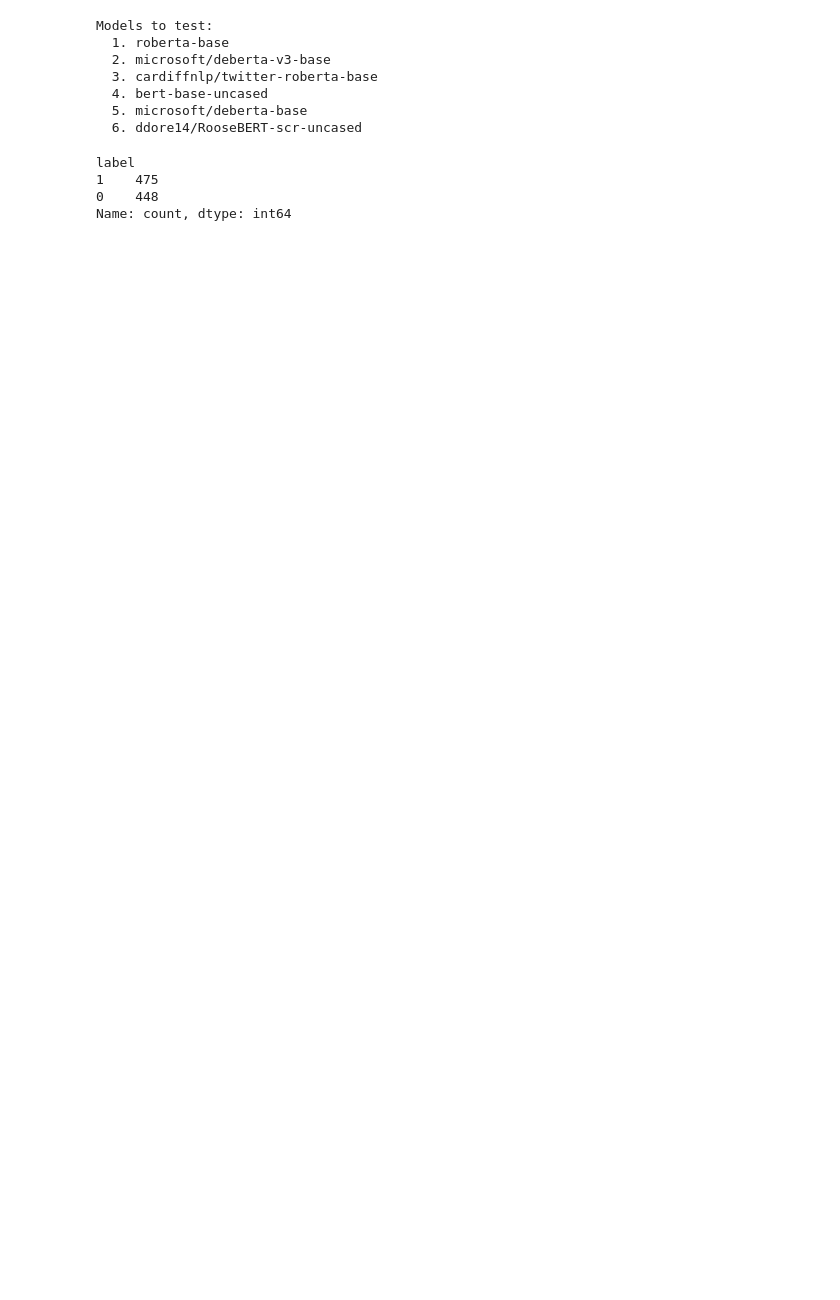
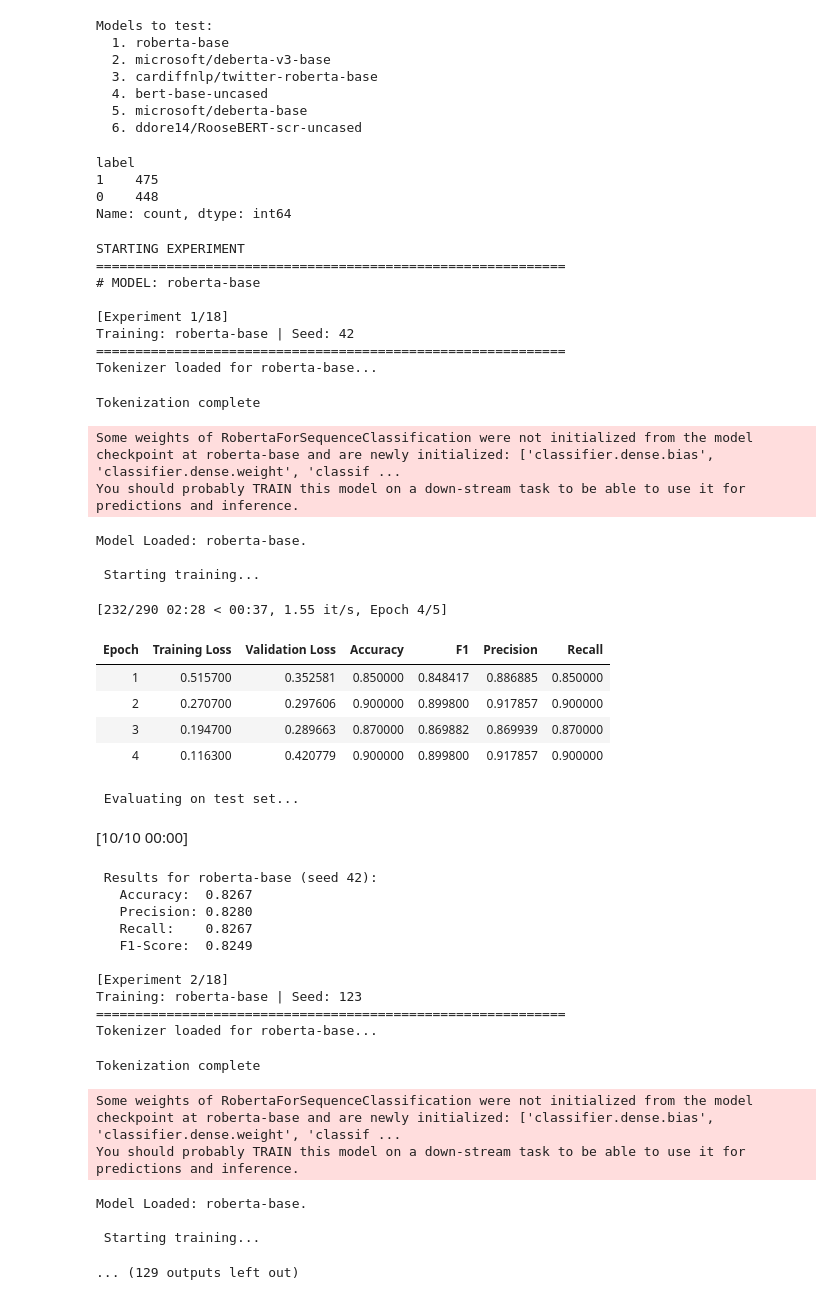
Before and after one commit to DBlassio/multimodal-argmining, a Jupyter notebook: experiments/text/Performance/Benchmark_Performance.ipynb, the cells around one changed output. Drawn from its saved outputs; the diff is of its cells as text; code cells hidden in the pictures; blank space fills up the shorter version.

Commit message:
Model Performance Benchmark

```diff
--- a/experiments/text/Performance/Benchmark_Performance.ipynb
+++ b/experiments/text/Performance/Benchmark_Performance.ipynb
@@ -130,7 +131,7 @@ def compute_metrics(pred):
     }
 # %%
 # Training Function
-def train_and_evaluate(model_name, seed, train_dataset, dev_dataset):
+def train_and_evaluate(model_name, seed, train_dataset, dev_dataset,test_dataset):
 
     # Set seed!
     np.random.seed(seed)
@@ -145,11 +146,12 @@ def train_and_evaluate(model_name, seed, train_dataset, dev_dataset):
     tokenizer = AutoTokenizer.from_pretrained(model_name)
     print(f"Tokenizer loaded for {model_name}...")
 
+    # Tokenize datasets with model tokenizer
+    train_dataset_tok = tokenize_dataset(train_dataset, tokenizer, 128)
+    dev_dataset_tok = tokenize_dataset(dev_dataset, tokenizer, 128)
+    test_dataset_tok = tokenize_dataset(test_dataset, tokenizer, 128)
+    print(f"Tokenization complete")
 
-    # Tokenize datasets with model-specific tokenizer
-    train_dataset = tokenize_dataset(train_dataset, tokenizer, 128)
-    dev_dataset = tokenize_dataset(dev_dataset, tokenizer, 128)
-    print(f"Tokenization complete.")
 
     # Load model
     model = AutoModelForSequenceClassification.from_pretrained(model_name, num_labels=2)
@@ -178,8 +180,8 @@ def train_and_evaluate(model_name, seed, train_dataset, dev_dataset):
     trainer = Trainer(
         model=model,
         args=training_args,
-        train_dataset=train_dataset,
-        eval_dataset=dev_dataset,
+        train_dataset=train_dataset_tok,
+        eval_dataset=dev_dataset_tok,
         processing_class=tokenizer,
         compute_metrics=compute_metrics,
         callbacks=[EarlyStoppingCallback(early_stopping_patience=2)],
@@ -189,9 +191,10 @@ def train_and_evaluate(model_name, seed, train_dataset, dev_dataset):
     print(f"\n Starting training...")
     trainer.train()
 
+
     # Evaluate
-    print(f"\n Evaluating on dev set...")
-    eval_results = trainer.evaluate()
+    print(f"\n Evaluating on test set...")
+    eval_results = trainer.evaluate(test_dataset_tok)
 
     # Extract metrics
     results = {
@@ -213,36 +216,80 @@ def train_and_evaluate(model_name, seed, train_dataset, dev_dataset):
     # Clean up to save memory
     del model
     del trainer
-    del train_dataset
-    del dev_dataset
+    del train_dataset_tok
+    del dev_dataset_tok
+    del test_dataset_tok
+
     torch.cuda.empty_cache() if torch.cuda.is_available() else None
 
     return results
 # %%
 # We run the Experiments
 print("STARTING EXPERIMENT")
 print("="*60)
 
 all_results = []
 total_experiments = len(MODELS) * len(SEEDS)
 current_experiment = 0
 
 for model_name in MODELS:
     print(f"# MODEL: {model_name}")
 
     for seed in SEEDS:
         current_experiment += 1
         print(f"\n[Experiment {current_experiment}/{total_experiments}]")
         results = train_and_evaluate(
             model_name=model_name,
             seed=seed,
             train_dataset=dataset_train,
-            dev_dataset=dataset_dev)
+            dev_dataset=dataset_dev,
+            test_dataset=dataset_test)
+
 
         all_results.append(results)
 
 
 print("EXPERIMENT COMPLETED")
+# %% [output]
+STARTING EXPERIMENT
+============================================================
+# MODEL: roberta-base
+
+[Experiment 1/18]
+Training: roberta-base | Seed: 42
+============================================================
+Tokenizer loaded for roberta-base...
+Tokenization complete
+Some weights of RobertaForSequenceClassification were not initialized from the model checkpoint at roberta-base and are newly initialized: ['classifier.dense.bias', 'classifier.dense.weight', 'classif ...
+You should probably TRAIN this model on a down-stream task to be able to use it for predictions and inference.
+Model Loaded: roberta-base.
+
+ Starting training...
+[232/290 02:28 < 00:37, 1.55 it/s, Epoch 4/5]
+| Epoch | Training Loss | Validation Loss | Accuracy | F1 | Precision | Recall |
+| 1 | 0.515700 | 0.352581 | 0.850000 | 0.848417 | 0.886885 | 0.850000 |
+| 2 | 0.270700 | 0.297606 | 0.900000 | 0.899800 | 0.917857 | 0.900000 |
+| 3 | 0.194700 | 0.289663 | 0.870000 | 0.869882 | 0.869939 | 0.870000 |
+| 4 | 0.116300 | 0.420779 | 0.900000 | 0.899800 | 0.917857 | 0.900000 |
+ Evaluating on test set...
+[10/10 00:00]
+ Results for roberta-base (seed 42):
+   Accuracy:  0.8267
+   Precision: 0.8280
+   Recall:    0.8267
+   F1-Score:  0.8249
+
+[Experiment 2/18]
+Training: roberta-base | Seed: 123
+============================================================
+Tokenizer loaded for roberta-base...
+Tokenization complete
+Some weights of RobertaForSequenceClassification were not initialized from the model checkpoint at roberta-base and are newly initialized: ['classifier.dense.bias', 'classifier.dense.weight', 'classif ...
+You should probably TRAIN this model on a down-stream task to be able to use it for predictions and inference.
+Model Loaded: roberta-base.
+
+ Starting training...
+... (129 outputs left out)
 # %%
 # Results
 results_df = pd.DataFrame(all_results)
```
Also changed, not shown: parts of 3 cells of this notebook, 1 other file.
